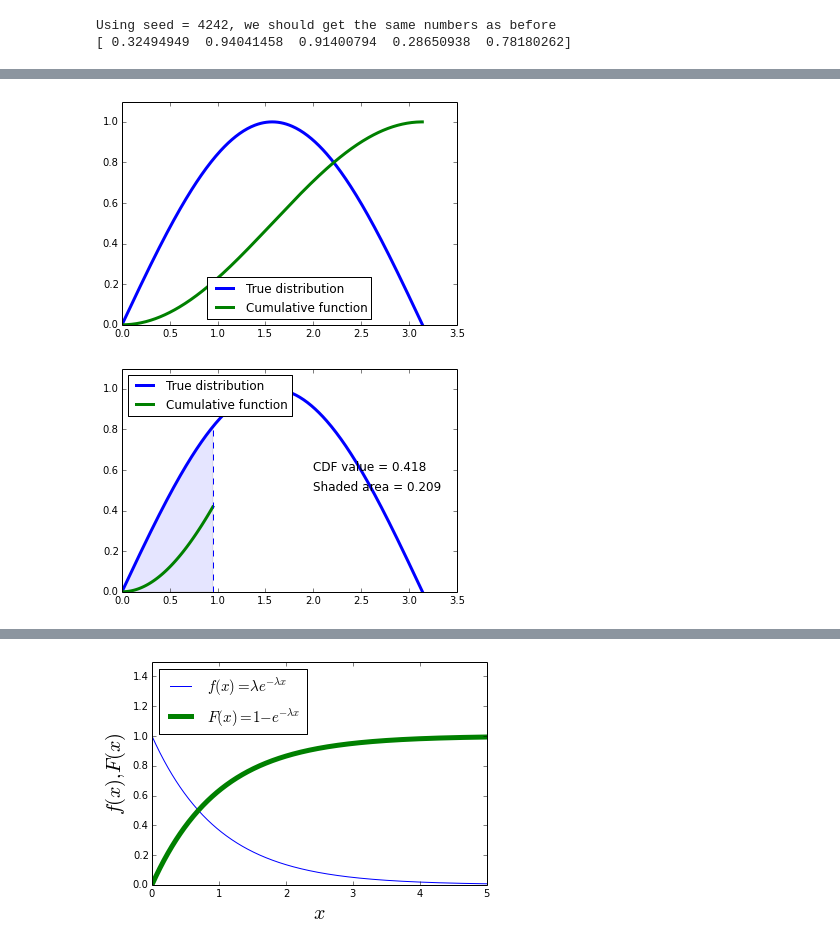
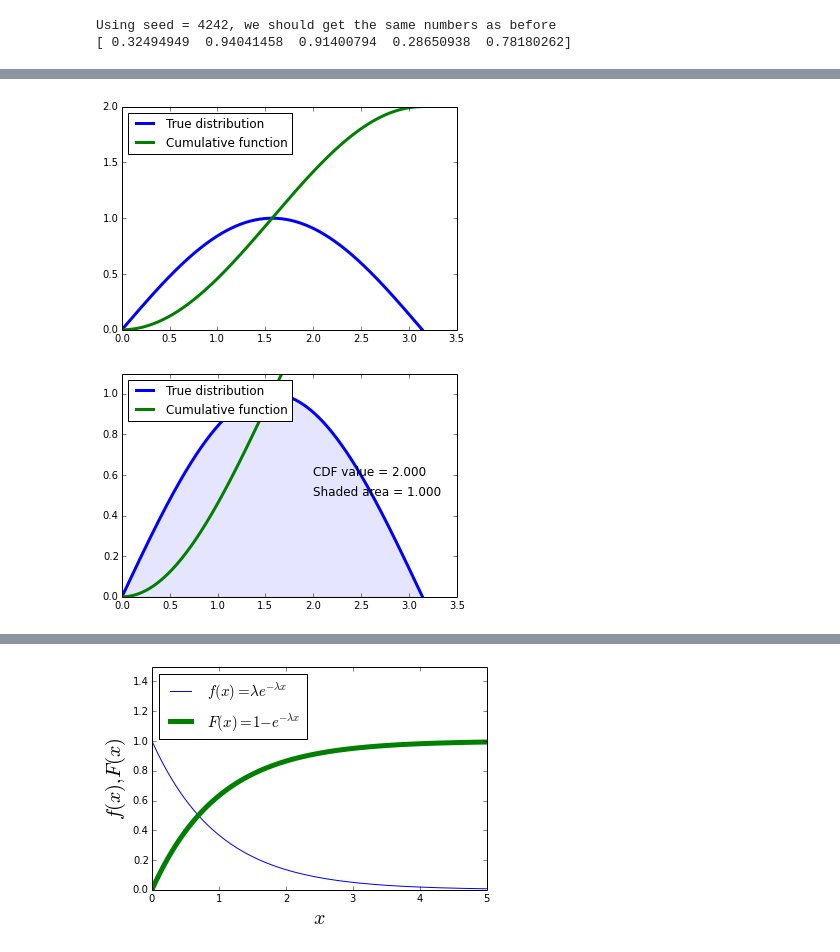
Before and after one commit to jparke08/PHYS202-S14, a Jupyter notebook: SciPy/RandomAndMCTour.ipynb, the cells around one changed output, grey strips where cells are left out. Saved outputs shown, nothing was run; the diff lists cells and outputs as text; code cells hidden in the pictures.

```diff
--- a/SciPy/RandomAndMCTour.ipynb
+++ b/SciPy/RandomAndMCTour.ipynb
@@ -58,18 +58,18 @@ plt.show()
 # %%
 x = np.arange(0.,np.pi+0.001,0.01)
 f = lambda x: np.sin(x)
-F = lambda x: (np.cos(0)-np.cos(x))/2.
+F = lambda x: (np.cos(0)-np.cos(x))
 
 plt.plot(x,f(x),label='True distribution',lw=3)
 plt.plot(x,F(x),label='Cumulative function',lw=3)
 
 plt.xlim(0,3.5)
-plt.ylim(0,1.1)
+plt.ylim(0,2.0)
 
 plt.legend(loc=0)
 plt.show()
 # %% [output]
-[figure, old version]
+[figure, new version]
 # %%
 from IPython.html.widgets import interact, interactive
 from scipy.integrate import trapz,cumtrapz
@@ -107,7 +107,7 @@ def CDFviewer(xmax = 0.95):
 
 v = interact(CDFviewer,xmax=(0.,np.pi,0.01))
 # %% [output]
-[figure, old version]
+[figure, new version]
 # %%
 #number of samples
 N = 10000
```
Also changed, not shown: parts of 6 cells of this notebook, 1 other file.
